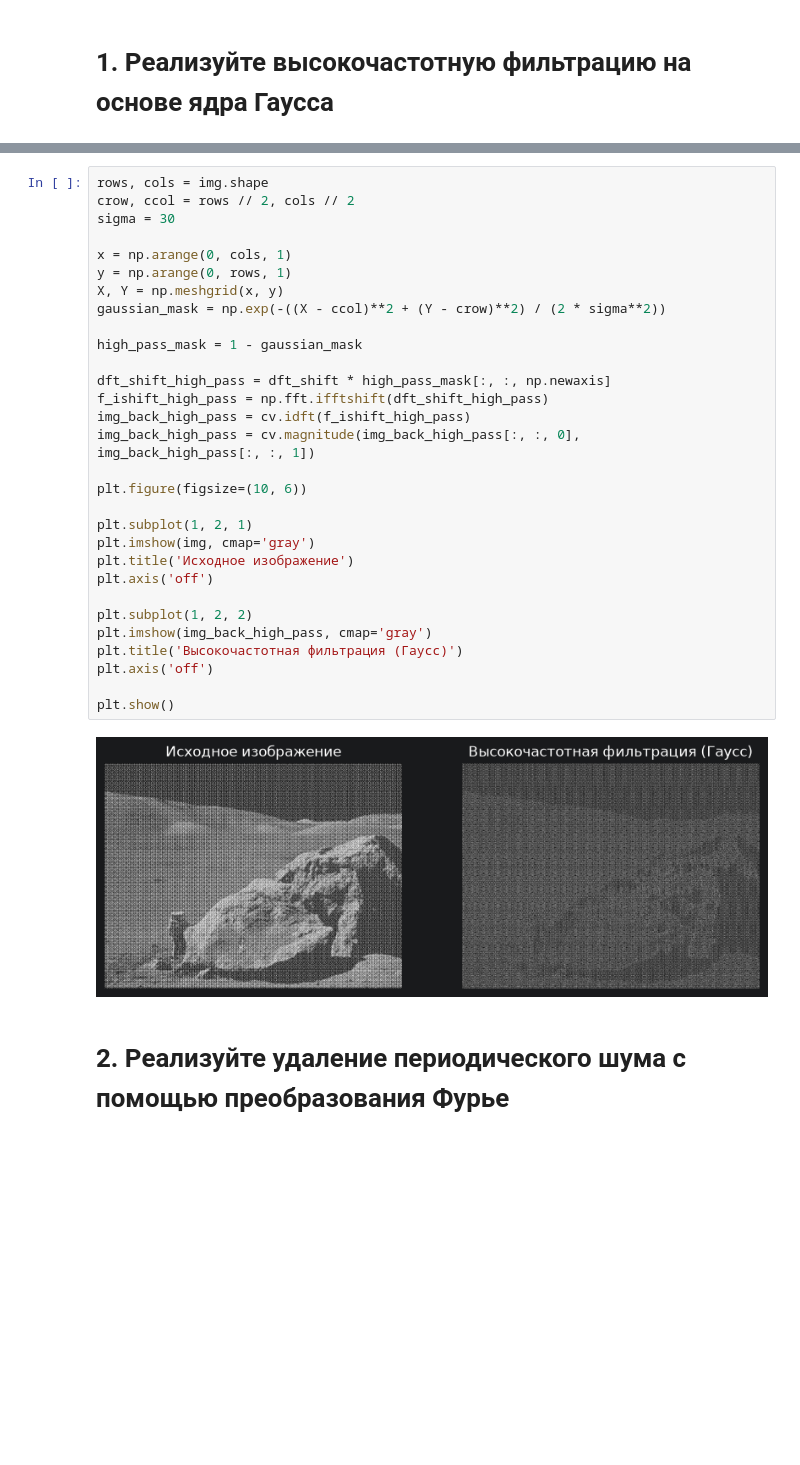
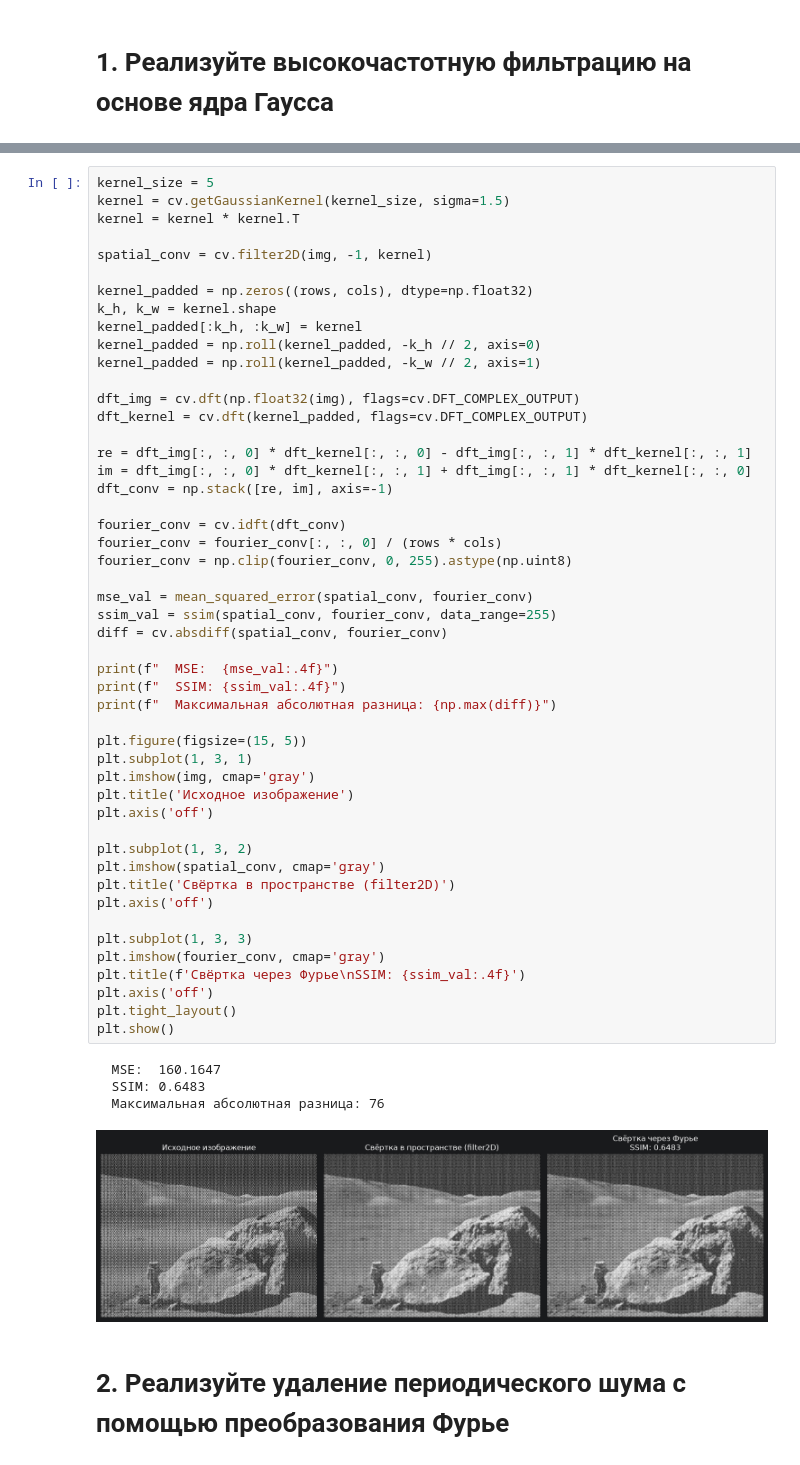
Before and after one commit to midicowbell/imageProcessing, a Jupyter notebook: lab5.ipynb, the cells around one changed output, grey strips where cells are left out. Drawn from its saved outputs; the diff is of its cells as text; blank space fills up the shorter version.

```diff
--- a/lab5.ipynb
+++ b/lab5.ipynb
@@ -31,36 +57,57 @@ plt.show()
 # %%
-rows, cols = img.shape
-crow, ccol = rows // 2, cols // 2
-sigma = 30
+kernel_size = 5
+kernel = cv.getGaussianKernel(kernel_size, sigma=1.5)
+kernel = kernel * kernel.T
 
-x = np.arange(0, cols, 1)
-y = np.arange(0, rows, 1)
-X, Y = np.meshgrid(x, y)
-gaussian_mask = np.exp(-((X - ccol)**2 + (Y - crow)**2) / (2 * sigma**2))
+spatial_conv = cv.filter2D(img, -1, kernel)
 
-high_pass_mask = 1 - gaussian_mask
+kernel_padded = np.zeros((rows, cols), dtype=np.float32)
+k_h, k_w = kernel.shape
+kernel_padded[:k_h, :k_w] = kernel
+kernel_padded = np.roll(kernel_padded, -k_h // 2, axis=0)
+kernel_padded = np.roll(kernel_padded, -k_w // 2, axis=1)
 
-dft_shift_high_pass = dft_shift * high_pass_mask[:, :, np.newaxis]
-f_ishift_high_pass = np.fft.ifftshift(dft_shift_high_pass)
-img_back_high_pass = cv.idft(f_ishift_high_pass)
-img_back_high_pass = cv.magnitude(img_back_high_pass[:, :, 0],
-img_back_high_pass[:, :, 1])
+dft_img = cv.dft(np.float32(img), flags=cv.DFT_COMPLEX_OUTPUT)
+dft_kernel = cv.dft(kernel_padded, flags=cv.DFT_COMPLEX_OUTPUT)
 
-plt.figure(figsize=(10, 6))
+re = dft_img[:, :, 0] * dft_kernel[:, :, 0] - dft_img[:, :, 1] * dft_kernel[:, :, 1]
+im = dft_img[:, :, 0] * dft_kernel[:, :, 1] + dft_img[:, :, 1] * dft_kernel[:, :, 0]
+dft_conv = np.stack([re, im], axis=-1)
 
-plt.subplot(1, 2, 1)
+fourier_conv = cv.idft(dft_conv)
+fourier_conv = fourier_conv[:, :, 0] / (rows * cols)
+fourier_conv = np.clip(fourier_conv, 0, 255).astype(np.uint8)
+
+mse_val = mean_squared_error(spatial_conv, fourier_conv)
+ssim_val = ssim(spatial_conv, fourier_conv, data_range=255)
+diff = cv.absdiff(spatial_conv, fourier_conv)
+
+print(f"  MSE:  {mse_val:.4f}")
+print(f"  SSIM: {ssim_val:.4f}")
+print(f"  Максимальная абсолютная разница: {np.max(diff)}")
+
+plt.figure(figsize=(15, 5))
+plt.subplot(1, 3, 1)
 plt.imshow(img, cmap='gray')
 plt.title('Исходное изображение')
 plt.axis('off')
 
-plt.subplot(1, 2, 2)
-plt.imshow(img_back_high_pass, cmap='gray')
-plt.title('Высокочастотная фильтрация (Гаусс)')
+plt.subplot(1, 3, 2)
+plt.imshow(spatial_conv, cmap='gray')
+plt.title('Свёртка в пространстве (filter2D)')
 plt.axis('off')
 
+plt.subplot(1, 3, 3)
+plt.imshow(fourier_conv, cmap='gray')
+plt.title(f'Свёртка через Фурье\nSSIM: {ssim_val:.4f}')
+plt.axis('off')
+plt.tight_layout()
 plt.show()
 # %% [output]
+  MSE:  160.1647
+  SSIM: 0.6483
+  Максимальная абсолютная разница: 76
-[figure, old version]
+[figure, new version]
 # %% [markdown]
 # 2. Реализуйте удаление периодического шума с помощью преобразования Фурье
 # %%
```
Also changed, not shown: parts of 4 cells of this notebook.
